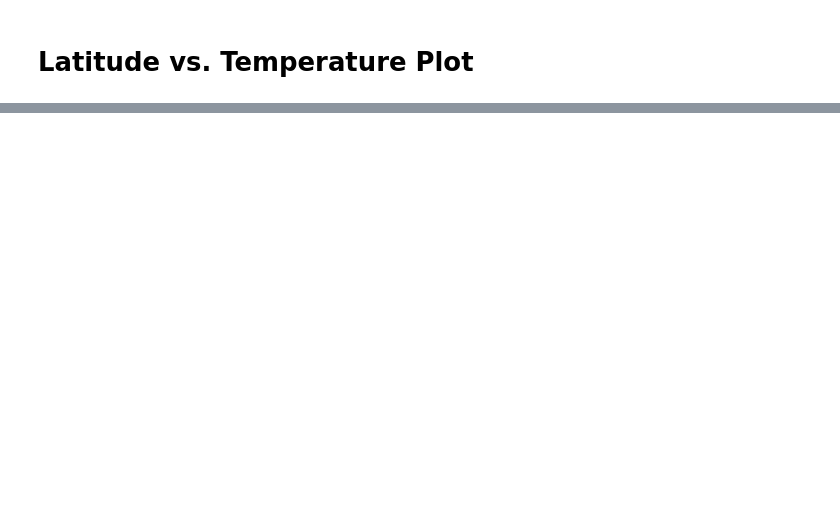
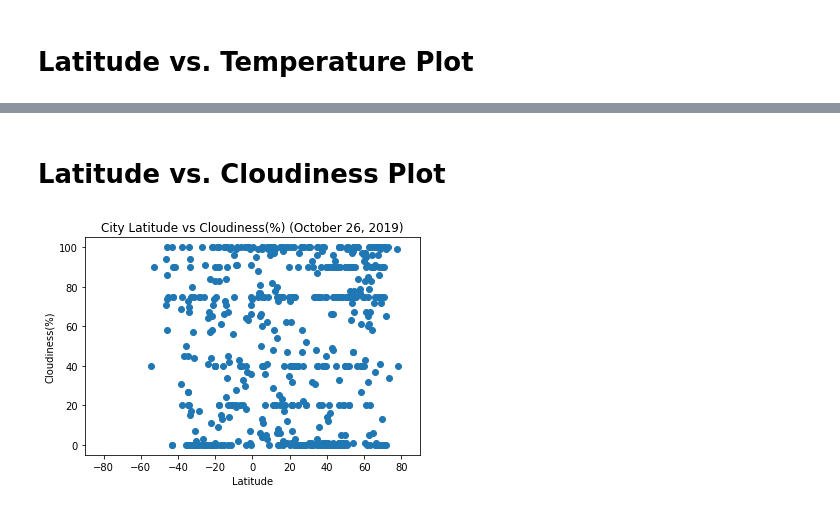
Before and after one commit to jherberg462/python-api-challenge, a Jupyter notebook: WeatherPy/main.ipynb, the cells around one changed output, grey strips where cells are left out. Cells and saved outputs as stored; diff of their text form; code cells hidden in the pictures; blank space fills up the shorter version.

```diff
--- a/WeatherPy/main.ipynb
+++ b/WeatherPy/main.ipynb
@@ -145,0 +159,13 @@ plt.show()
+# %% [markdown]
+# Latitude vs. Cloudiness Plot
+# %%
+#create scatter plot comparing city latitude to the cloudiness of each city for current date
+plt.scatter(df['Latitude'], df['Cloudiness(%)'])
+plt.title(f'City Latitude vs Cloudiness(%) ({ddate})') #set title
+plt.ylabel('Cloudiness(%)') #set y axix
+plt.xlabel('Latitude') # set x axis
+plt.xlim(lat_range)
+plt.ylim((min(df['Cloudiness(%)']) - 5), max(df['Cloudiness(%)']) + 5)
+plt.show()
+# %% [output]
+[figure, added]
```
Also changed, not shown: parts of 9 cells of this notebook, 1 other file.
